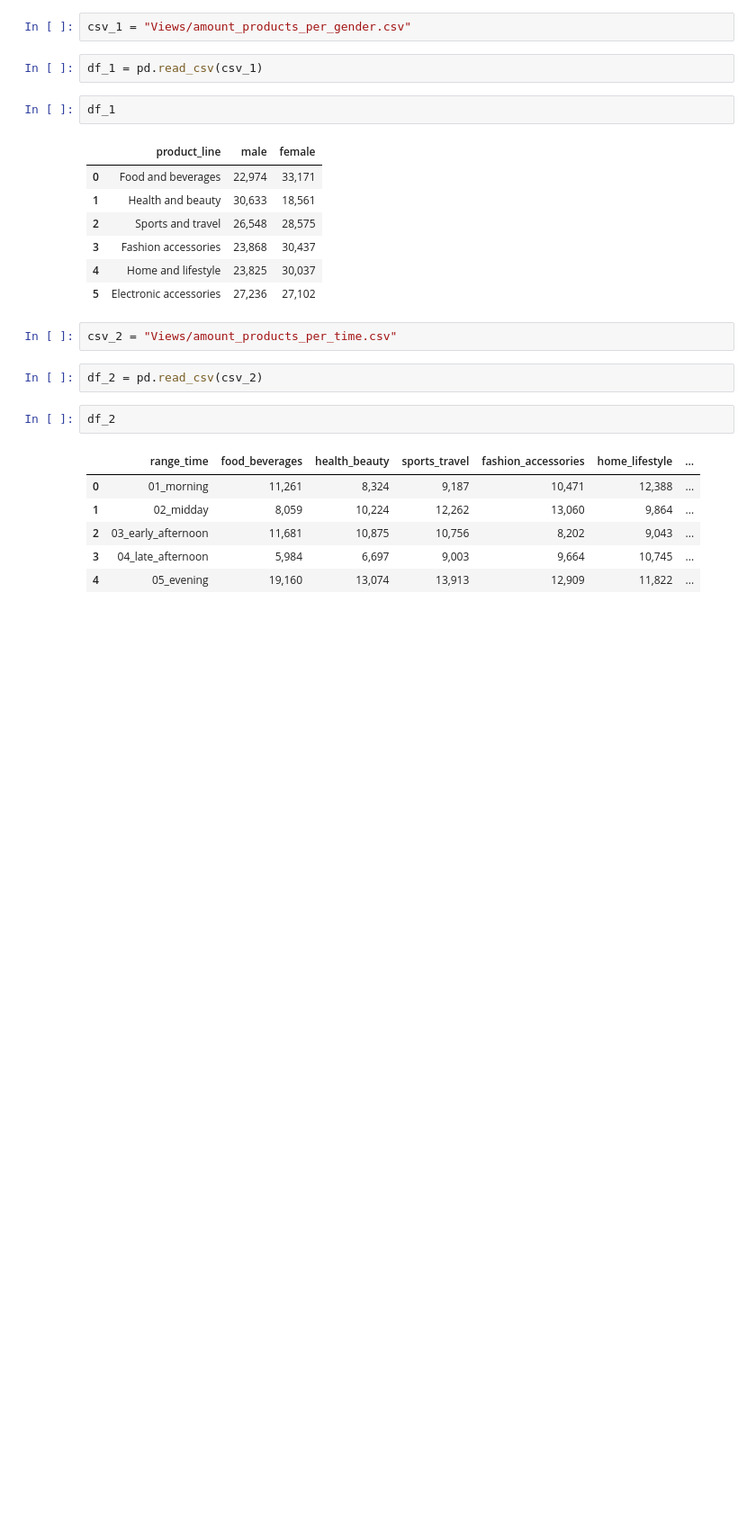
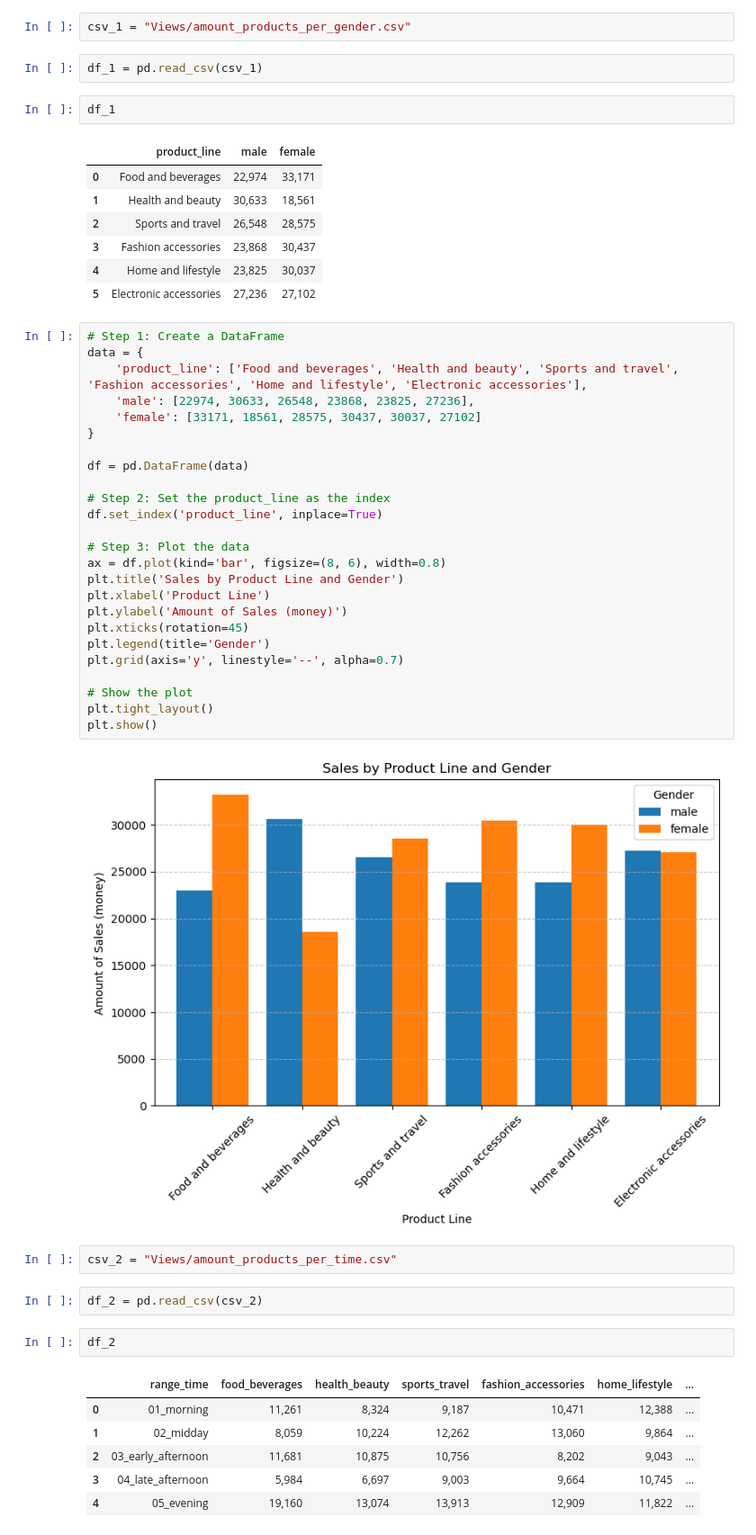
Before and after one commit to KLoVi/SQL-from-data-to-insight--mini-project-, a Jupyter notebook: Visualizations_from SQL.ipynb, the cells around one changed output. Shown: that part at 90% size. Cells and saved outputs as stored; diff of their text form; blank space fills up the shorter version.

```diff
--- a/Visualizations_from SQL.ipynb
+++ b/Visualizations_from SQL.ipynb
@@ -16,6 +17,33 @@ df_1
 | 3 | Fashion accessories | 23,868 | 30,437 |
 | 4 | Home and lifestyle | 23,825 | 30,037 |
 | 5 | Electronic accessories | 27,236 | 27,102 |
+# %%
+# Step 1: Create a DataFrame
+data = {
+    'product_line': ['Food and beverages', 'Health and beauty', 'Sports and travel', 'Fashion accessories', 'Home and lifestyle', 'Electronic accessories'],
+    'male': [22974, 30633, 26548, 23868, 23825, 27236],
+    'female': [33171, 18561, 28575, 30437, 30037, 27102]
+}
+
+df = pd.DataFrame(data)
+
+# Step 2: Set the product_line as the index
+df.set_index('product_line', inplace=True)
+
+# Step 3: Plot the data
+ax = df.plot(kind='bar', figsize=(8, 6), width=0.8)
+plt.title('Sales by Product Line and Gender')
+plt.xlabel('Product Line')
+plt.ylabel('Amount of Sales (money)')
+plt.xticks(rotation=45)
+plt.legend(title='Gender')
+plt.grid(axis='y', linestyle='--', alpha=0.7)
+
+# Show the plot
+plt.tight_layout()
+plt.show()
+# %% [output]
+[figure, added]
 # %%
 csv_2 = "Views/amount_products_per_time.csv"
 # %%
```
Also changed, not shown: parts of 4 cells of this notebook, 1 other file.
